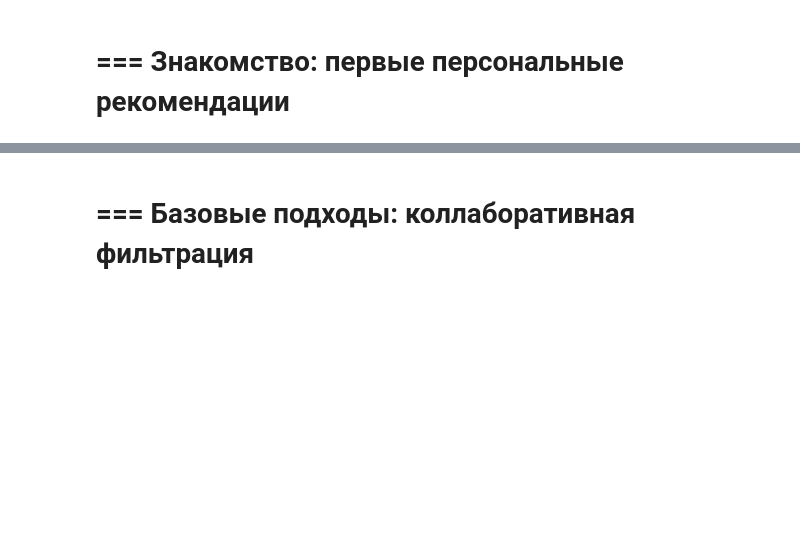
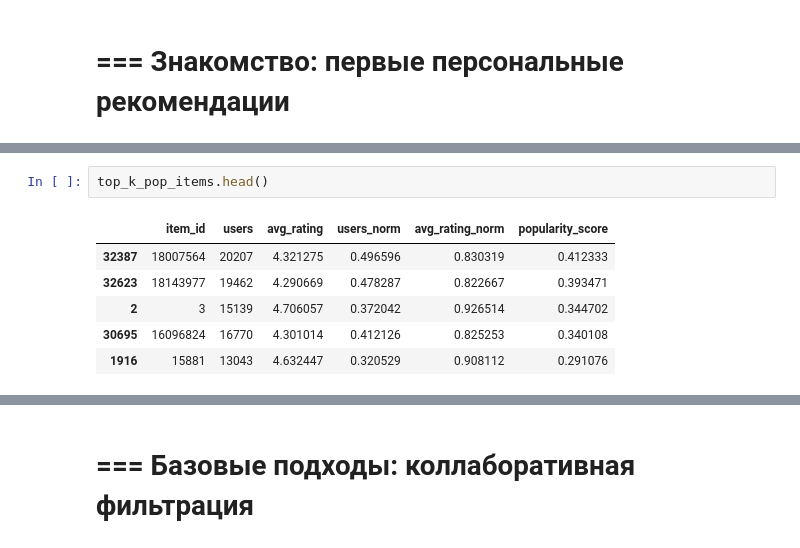
Before and after one commit to Efimovaam/mle-recsys-start, a Jupyter notebook: main_offline.ipynb, the cells around one changed output, grey strips where cells are left out. Cells and saved outputs as stored; diff of their text form; blank space fills up the shorter version.

```diff
--- a/main_offline.ipynb
+++ b/main_offline.ipynb
@@ -48,0 +74,9 @@ print(len(cold_users))
+# %%
+top_k_pop_items.head()
+# %% [output]
+|  | item_id | users | avg_rating | users_norm | avg_rating_norm | popularity_score |
+| 32387 | 18007564 | 20207 | 4.321275 | 0.496596 | 0.830319 | 0.412333 |
+| 32623 | 18143977 | 19462 | 4.290669 | 0.478287 | 0.822667 | 0.393471 |
+| 2 | 3 | 15139 | 4.706057 | 0.372042 | 0.926514 | 0.344702 |
+| 30695 | 16096824 | 16770 | 4.301014 | 0.412126 | 0.825253 | 0.340108 |
+| 1916 | 15881 | 13043 | 4.632447 | 0.320529 | 0.908112 | 0.291076 |
```
Also changed, not shown: parts of 19 cells of this notebook.
